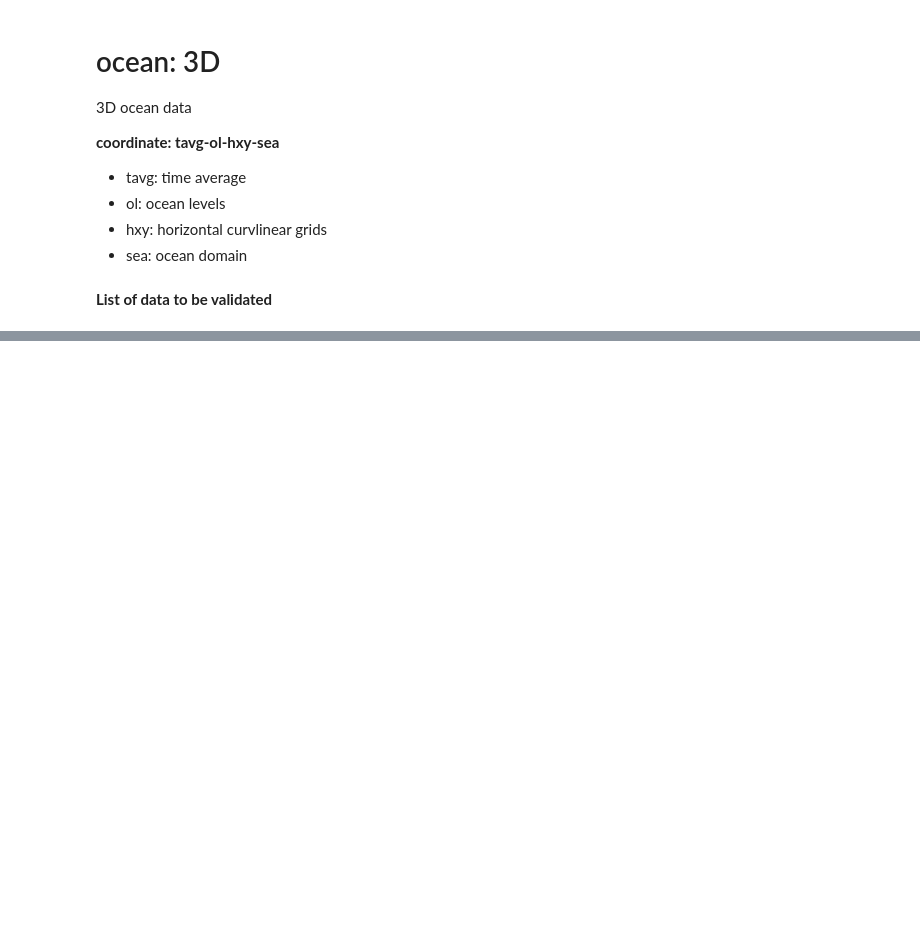
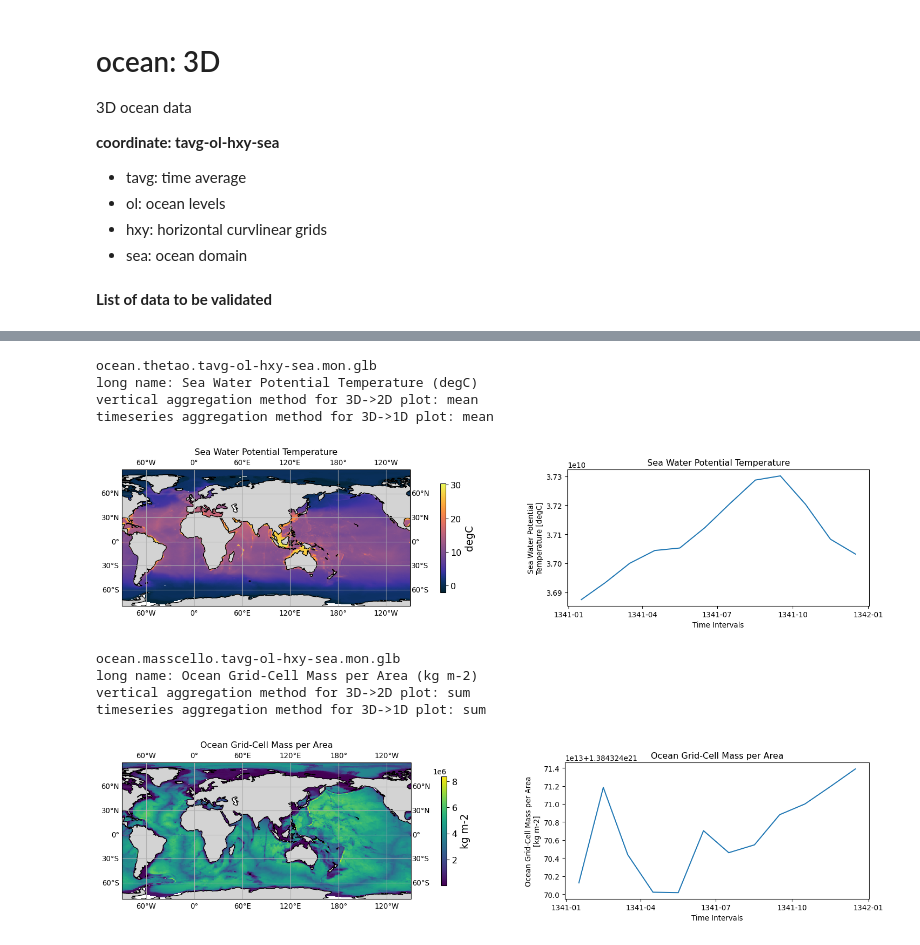
Before and after one commit to YanchunHe/cmip7validate, a Jupyter notebook: ocean_3D.ipynb, the cells around one changed output, grey strips where cells are left out. Cells and saved outputs as stored; diff of their text form; code cells hidden in the pictures; blank space fills up the shorter version.

Commit message:
fix data attributes after upgrade python

```diff
--- a/ocean_3D.ipynb
+++ b/ocean_3D.ipynb
@@ -40,9 +40,11 @@ data_path = os.path.join(data_root, source_id, experiment_id, version)
 grid_file = 'data/grid.nc'
 lat, lon, clat, clon = load_grid_vertex(grid_file)
 with xr.open_dataset(grid_file) as ds:
-    pmask = ds['pmask'].values
-    parea = ds['parea'].values
+    pmask = ds['pmask']
+    parea = ds['parea']
 
+parea = parea.rename({'y': 'j', 'x': 'i'})
+pmask = pmask.rename({'y': 'j', 'x': 'i'})
 # load methods for plotting and set defaults
 methods =read_variables('data/methods.txt')
 #print(methods.keys())
@@ -102,13 +107,12 @@ for cname in cnames:
         continue
 
     if mth_vert == 'mean':
-        data2d = data.mean(dim='lev').where(pmask == 1)
+        data2d = data.mean(dim='lev',keep_attrs=True).where(pmask == 1)
     elif mth_vert == 'sum':
-        data2d = data.sum(dim='lev').where(pmask == 1)
+        data2d = data.sum(dim='lev',keep_attrs=True).where(pmask == 1)
     else:
         raise ValueError(f'Unsupported vertical aggregation method: {mth_vert}')
 
-    print(data2d)
     print(f'\033[1m{cname}\033[0m')
     print(f'long name: {data2d.long_name} ({data2d.units})')
     print(f'vertical aggregation method for 3D->2D plot: {mth_vert}')
@@ -137,33 +141,45 @@ for cname in cnames:
     # Add colorbar
     cb = plt.colorbar(pm, ax=ax1, fraction=0.4, shrink=0.8, label='[yr]')
     cb.set_label(label=data.units, size=14)
     cb.ax.tick_params(labelsize=12)
     plt.tight_layout()
 
     #fig, ax = plot_map2d(lon, lat, data2d.mean(dim='time'), proj='PlateCarree', norm=None, cmap=eval(mth_cmap))
     ax1.coastlines(resolution='110m')
     ax1.add_feature(cfeature.LAND, facecolor='lightgray')
     plt.title(data2d.long_name)
 
     # plot 1D timeseries
     if mth_ts == 'mean':
-        data1d = (data2d*parea).mean(dim=['j', 'i'])
+        data1d = (data2d*parea).mean(dim=['j', 'i'], keep_attrs=True)
     elif mth_ts == 'sum':
-        data1d = (data2d*parea).sum(dim=['j', 'i'])
+        data1d = (data2d*parea).sum(dim=['j', 'i'], keep_attrs=True)
     else:
         raise ValueError(f'Unsupported timeseries method: {mth_ts}')
 
-    data1d = data1d.load()  # or .compute()
+    data1d.attrs = data2d.attrs.copy()
+
     ax2 = fig.add_subplot(gs[1])
     if data1d.sizes["time"] < 2:
         ax2.text(0.1, 0.8, (f"global {mth_ts} value: {data1d.values[0]} {data1d.units}"))
         ax2.text(0.1, 0.6, ("less than 2 time steps."))
         ax2.text(0.1, 0.4, ("skipping timeseries plot."))
     else:
         data1d.plot(ax=ax2)
 
     plt.title(data1d.long_name)
     plt.show()
 
     del data, data2d, data1d
     del ax1, ax2, pm, cb, gl, fig
+# %% [output]
+ocean.thetao.tavg-ol-hxy-sea.mon.glb
+long name: Sea Water Potential Temperature (degC)
+vertical aggregation method for 3D->2D plot: mean
+timeseries aggregation method for 3D->1D plot: mean
+[figure, added]
+ocean.masscello.tavg-ol-hxy-sea.mon.glb
+long name: Ocean Grid-Cell Mass per Area (kg m-2)
+vertical aggregation method for 3D->2D plot: sum
+timeseries aggregation method for 3D->1D plot: sum
+[figure, added]
```
Also changed, not shown: parts of 1 cell of this notebook.
